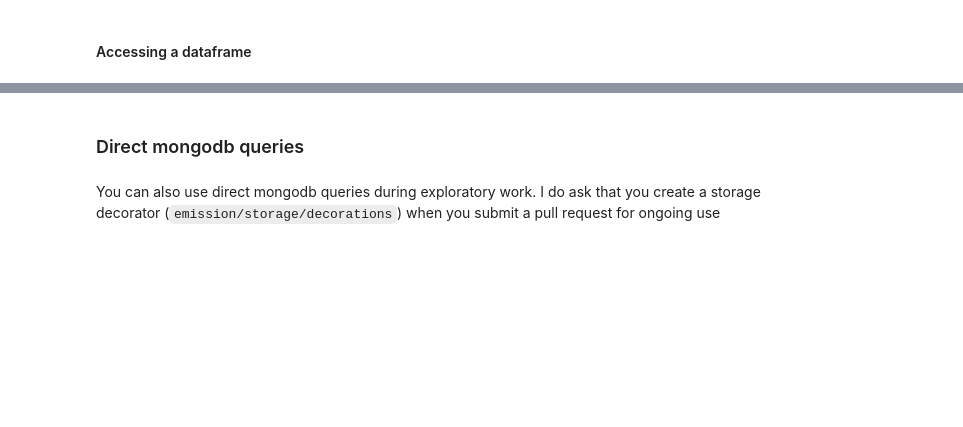
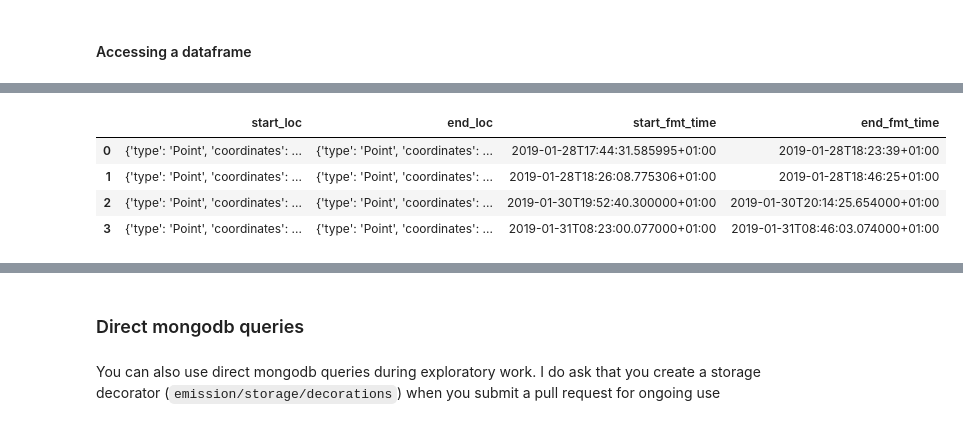
Before and after one commit to e-mission/e-mission-server, a Jupyter notebook: Timeseries_Sample.ipynb, the cells around one changed output, grey strips where cells are left out. Saved outputs shown, nothing was run; the diff lists cells and outputs as text; code cells hidden in the pictures; blank space fills up the shorter version.

```diff
--- a/Timeseries_Sample.ipynb
+++ b/Timeseries_Sample.ipynb
@@ -77,5 +125,6 @@ print("From %s -> %s, user %s had %d trips and user %s had %d trips" %
 #### Accessing a dataframe
 # %%
 # Get all cleaned trips for the first user
-ct_df = ts.get_data_df("analysis/cleaned_trip", time_query=None)
+ct_df_2 = ts_2.get_data_df("analysis/cleaned_trip", time_query=None)
+sm_df_2 = ts_2.get_data_df("analysis/smoothing", time_query=None)
 # %%
@@ -85,5 +148,11 @@ ct_df.columns
 # %%
-ct_df[["start_loc", "end_loc", "start_fmt_time", "end_fmt_time"]]
+ct_df_2[["start_loc", "end_loc", "start_fmt_time", "end_fmt_time"]]
+# %% [output]
+|  | start_loc | end_loc | start_fmt_time | end_fmt_time |
+| 0 | {'type': 'Point', 'coordinates': ... | {'type': 'Point', 'coordinates': ... | 2019-01-28T17:44:31.585995+01:00 | 2019-01-28T18:23:39+01:00 |
+| 1 | {'type': 'Point', 'coordinates': ... | {'type': 'Point', 'coordinates': ... | 2019-01-28T18:26:08.775306+01:00 | 2019-01-28T18:46:25+01:00 |
+| 2 | {'type': 'Point', 'coordinates': ... | {'type': 'Point', 'coordinates': ... | 2019-01-30T19:52:40.300000+01:00 | 2019-01-30T20:14:25.654000+01:00 |
+| 3 | {'type': 'Point', 'coordinates': ... | {'type': 'Point', 'coordinates': ... | 2019-01-31T08:23:00.077000+01:00 | 2019-01-31T08:46:03.074000+01:00 |
 # %%
 # Get all cleaned trips for the second user
 ct_df_2 = ts_2.get_data_df("analysis/cleaned_trip", time_query=None)
```
Also changed, not shown: parts of 27 cells of this notebook, 38 other files.
